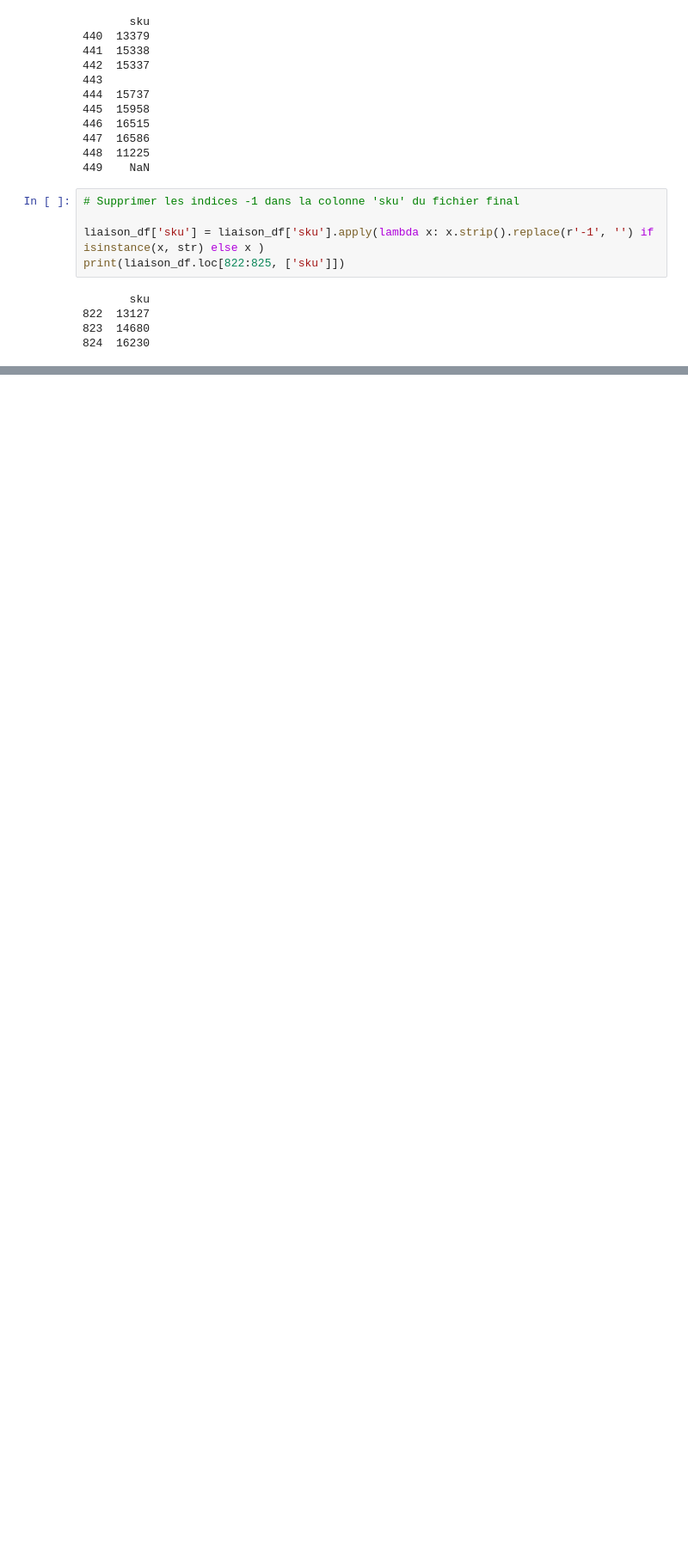
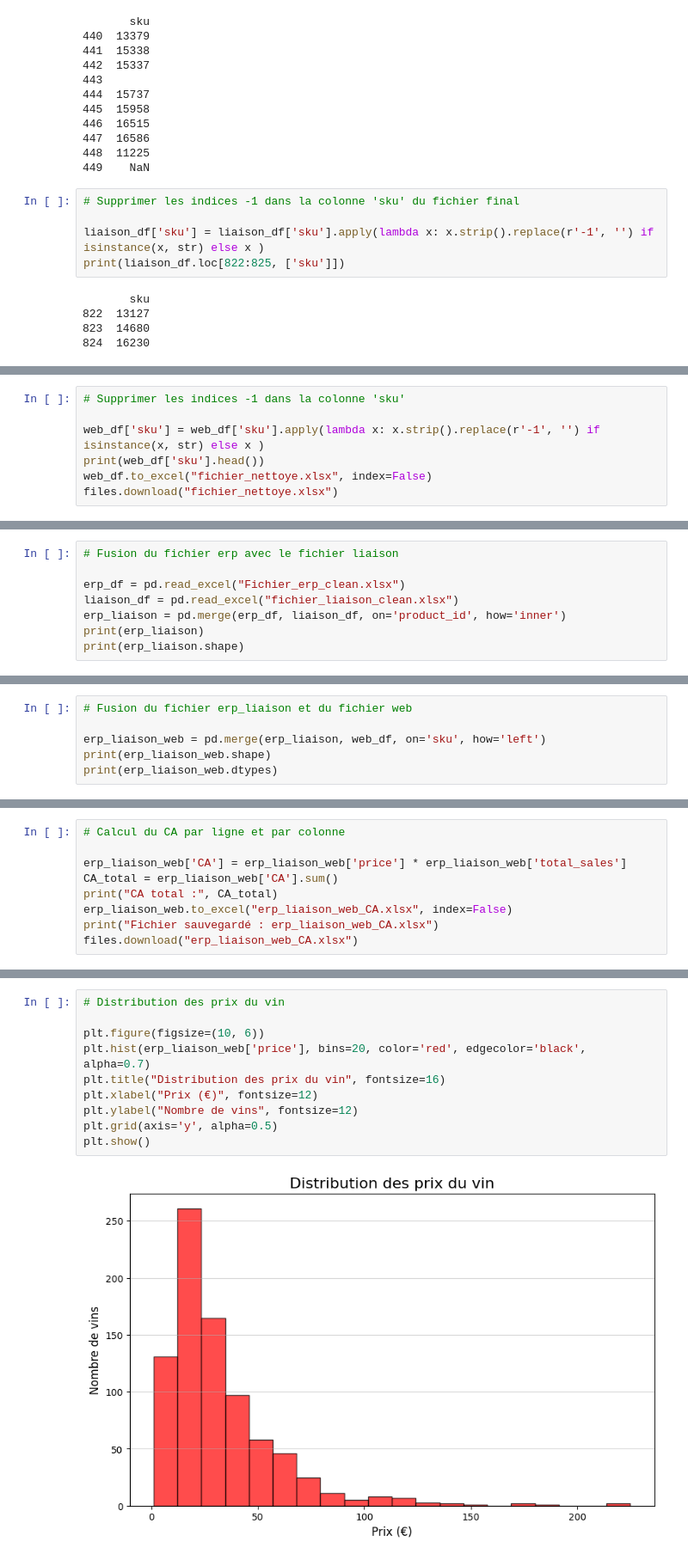
Before and after one commit to SylviaNice/7162856-G-rez-Git-et-GitHub, a Jupyter notebook: Projet_BottleNeck.ipynb, the cells around one changed output, grey strips where cells are left out. Shown: that part at 86% size. Saved outputs shown, nothing was run; the diff lists cells and outputs as text; blank space fills up the shorter version.

```diff
--- a/Projet_BottleNeck.ipynb
+++ b/Projet_BottleNeck.ipynb
@@ -228,0 +272,7 @@ files.download("Fichier_web_clean.xlsx")
+# %%
+# Supprimer les indices -1 dans la colonne 'sku'
+
+web_df['sku'] = web_df['sku'].apply(lambda x: x.strip().replace(r'-1', '') if isinstance(x, str) else x )
+print(web_df['sku'].head())
+web_df.to_excel("fichier_nettoye.xlsx", index=False)
+files.download("fichier_nettoye.xlsx")
@@ -228,0 +288,8 @@ files.download("Fichier_web_clean.xlsx")
+# %%
+# Fusion du fichier erp avec le fichier liaison
+
+erp_df = pd.read_excel("Fichier_erp_clean.xlsx")
+liaison_df = pd.read_excel("fichier_liaison_clean.xlsx")
+erp_liaison = pd.merge(erp_df, liaison_df, on='product_id', how='inner')
+print(erp_liaison)
+print(erp_liaison.shape)
@@ -228,0 +312,6 @@ files.download("Fichier_web_clean.xlsx")
+# %%
+# Fusion du fichier erp_liaison et du fichier web
+
+erp_liaison_web = pd.merge(erp_liaison, web_df, on='sku', how='left')
+print(erp_liaison_web.shape)
+print(erp_liaison_web.dtypes)
@@ -228,0 +345,9 @@ files.download("Fichier_web_clean.xlsx")
+# %%
+# Calcul du CA par ligne et par colonne
+
+erp_liaison_web['CA'] = erp_liaison_web['price'] * erp_liaison_web['total_sales']
+CA_total = erp_liaison_web['CA'].sum()
+print("CA total :", CA_total)
+erp_liaison_web.to_excel("erp_liaison_web_CA.xlsx", index=False)
+print("Fichier sauvegardé : erp_liaison_web_CA.xlsx")
+files.download("erp_liaison_web_CA.xlsx")
@@ -228,0 +359,12 @@ files.download("Fichier_web_clean.xlsx")
+# %%
+# Distribution des prix du vin
+
+plt.figure(figsize=(10, 6))
+plt.hist(erp_liaison_web['price'], bins=20, color='red', edgecolor='black', alpha=0.7)
+plt.title("Distribution des prix du vin", fontsize=16)
+plt.xlabel("Prix (€)", fontsize=12)
+plt.ylabel("Nombre de vins", fontsize=12)
+plt.grid(axis='y', alpha=0.5)
+plt.show()
+# %% [output]
+[figure, added]
```
Also changed, not shown: parts of 22 cells of this notebook.
